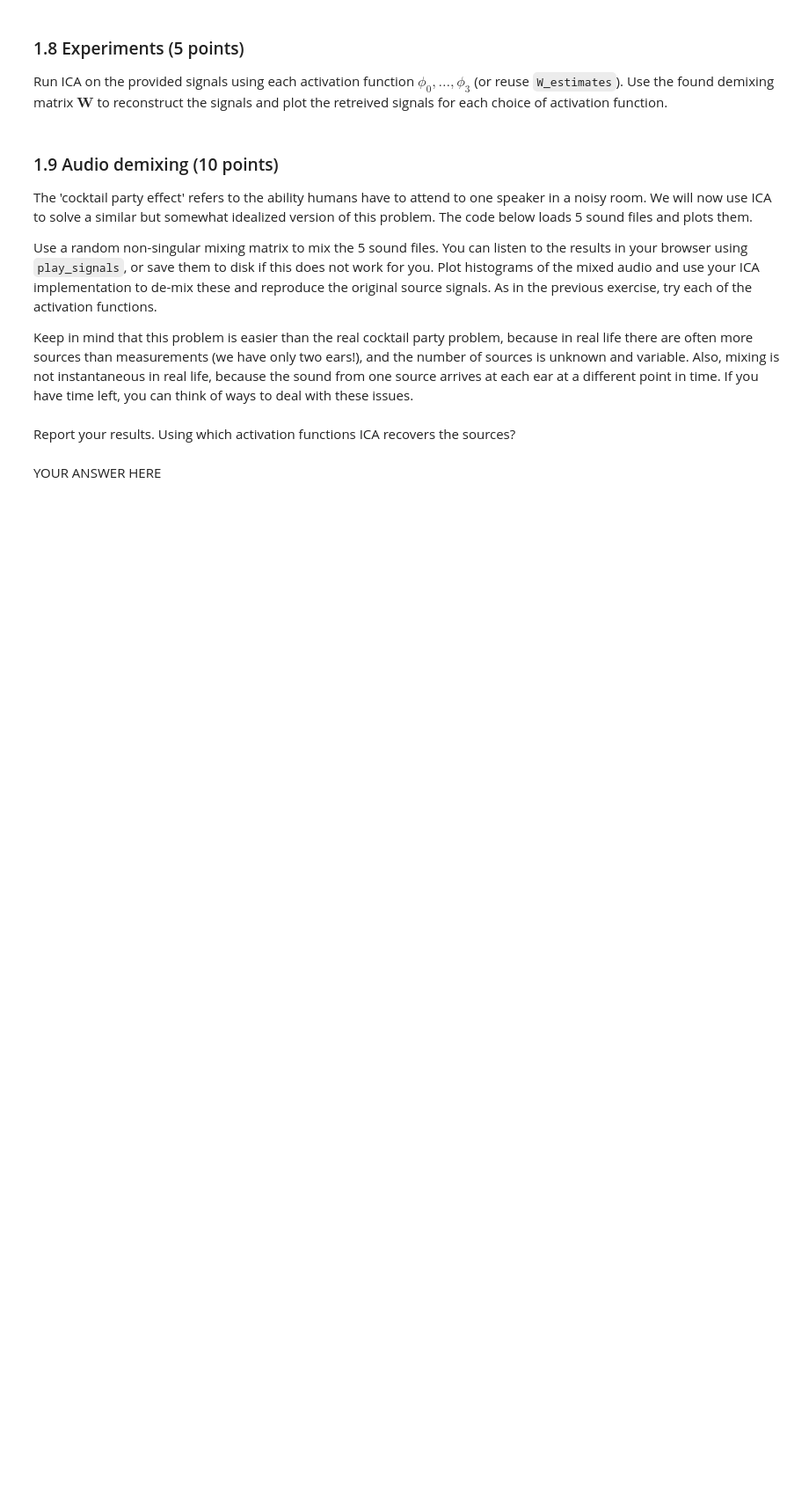
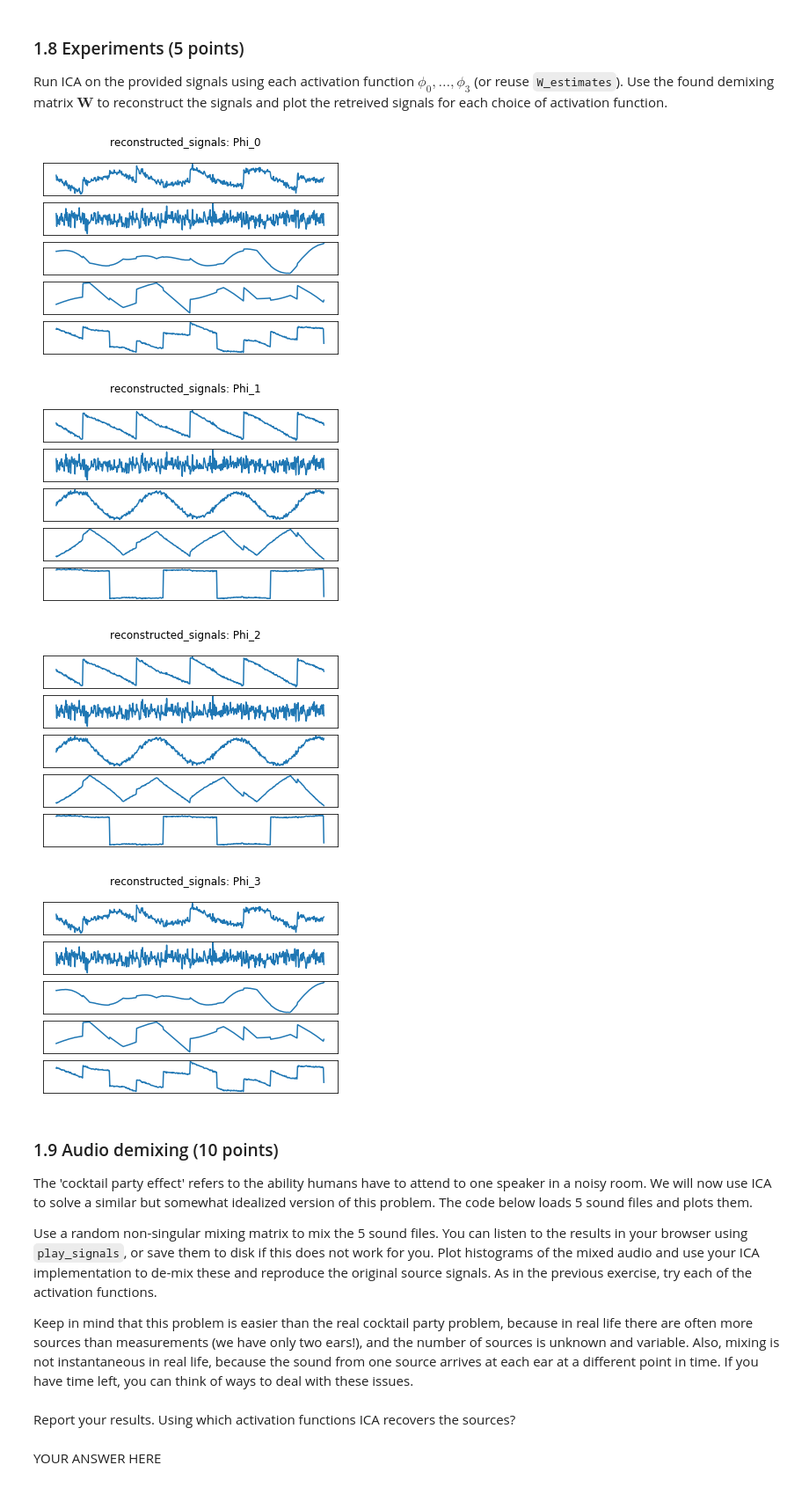
Before and after one commit to Asagodi/ML2, a Jupyter notebook: lab1.ipynb, the cells around one changed output. Shown: that part at 88% size. Cells and saved outputs as stored; diff of their text form; code cells hidden in the pictures; blank space fills up the shorter version.

```diff
--- a/lab1.ipynb
+++ b/lab1.ipynb
@@ -262,13 +266,32 @@ YOUR ANSWER HERE
 # %% [markdown]
 ### 1.7 Independent Component Analysis (25 points)
 Implement the covariant ICA algorithm as described in MacKay. Write a function `ICA(X, activation_function, learning_rate)`, that returns the demixing matrix $\mathbf{W}$. The input `activation_function` should accept a function such as `lambda a: -tanh(a)`. Update the gradient in batch mode, averaging the gradients over the whole dataset for each update. Make it efficient, so use matrix operations instead of loops where possible (loops are slow in interpreted languages such as python and matlab, whereas matrix operations are internally computed using fast C code). Experiment with the learning rate and the initialization of $\mathbf{W}$. Your algorithm should be able to converge (i.e. `np.linalg.norm(grad) < 1e-5`) in within 10000 steps.
-# %%
-### 1.7 Independent Component Analysis
-def ICA(X, activation_function, learning_rate=0.1):
-    # YOUR CODE HERE
-    raise NotImplementedError()
-
-W_est = ICA(Xw, phi_3)  # Compare with ICA(X)
+# %%
+### 1.7 Independent Component Analysis
+def ICA(X, activation_function, learning_rate=0.00003):
+    grad=1
+    step=0
+    np.random.seed(1234)
+    W=np.random.rand(shape(X)[0],shape(X)[0])
+    while(np.linalg.norm(grad) >= 1e-5):
+        a=np.dot(W,X)
+        z = activation_function(a)
+        x_p=np.dot(np.transpose(W),a)
+        grad=W+np.dot(z,x_p.T)
+        if step>2000:
+            if np.linalg.norm(grad)>1.5:
+                learning_rate=2.5e-3
+        if step>3000:
+            if np.linalg.norm(grad)>0.002:
+                learning_rate=1e-2
+        delta_w=learning_rate*grad
+        W=W + delta_w
+        step=step+1
+        if step==10000:
+            return W
+    return W
+
+W_est = ICA(Xw, phi_0)  # Compare with ICA(X)
 # %%
 # We will test your function so make sure it runs with only X and phi as input, and returns only W
 # Also it should converge for all activation functions
@@ -285,3 +309,18 @@ raise NotImplementedError()
+# %%
+# 1.8 Experiments
+reconstruction=[]
+number=shape(W_estimates)[0]
+for i in range(0,number):
+    reconstruction.append(np.dot(W_estimates[i],Xw))
+plot_signals(reconstruction[0], "reconstructed_signals: Phi_0")
+plot_signals(reconstruction[1], "reconstructed_signals: Phi_1")
+plot_signals(reconstruction[2], "reconstructed_signals: Phi_2")
+plot_signals(reconstruction[3], "reconstructed_signals: Phi_3")
+# %% [output]
+[figure, added]
+[figure, added]
+[figure, added]
+[figure, added]
 # %%
 def does_whitening_make_a_difference():
     # Does it make a difference (in terms of speed of convergence)
```
Also changed, not shown: parts of 11 cells of this notebook.
